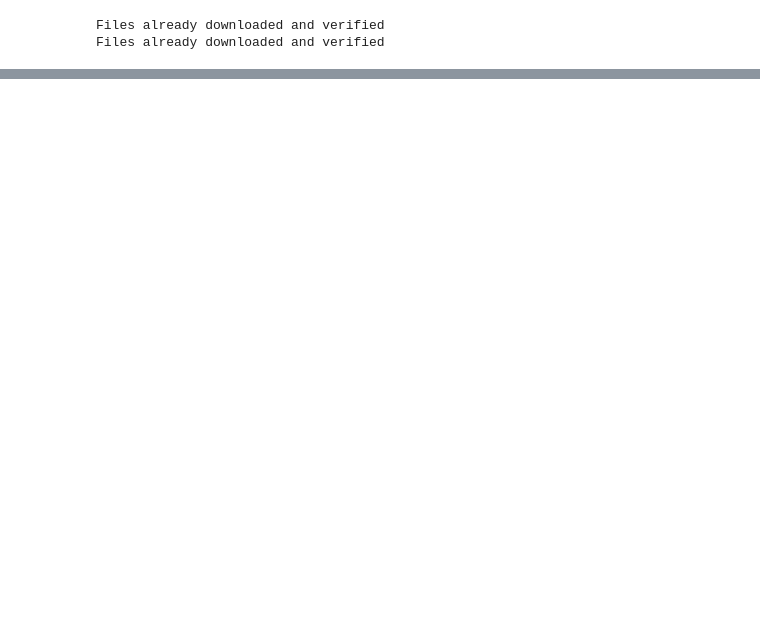
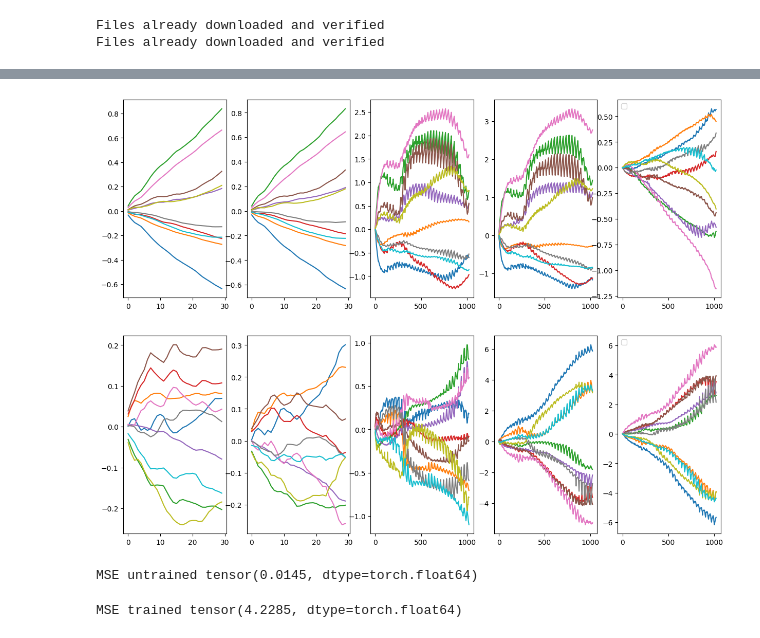
Before and after one commit to lava-nc/lava-dl, a Jupyter notebook: src/lava/lib/dl/slayer/state_space_models/sCIFAR/test_full_scifar_network_on_loihi.ipynb, the cells around one changed output, grey strips where cells are left out. Cells and saved outputs as stored; diff of their text form; code cells hidden in the pictures; blank space fills up the shorter version.

```diff
--- a/src/lava/lib/dl/slayer/state_space_models/sCIFAR/test_full_scifar_network_on_loihi.ipynb
+++ b/src/lava/lib/dl/slayer/state_space_models/sCIFAR/test_full_scifar_network_on_loihi.ipynb
@@ -233,0 +116,8 @@ MSE tensor(0.0127, dtype=torch.float64)
+# %%
+if os.path.exists("untrained.net"):
+    os.remove("untrained.net")
+lava_dl_model_untrained.export_hdf5("untrained.net")
+num_message_bits = 24
+
+loaded_net_untrained =  netx.hdf5.Network(net_config='untrained.net', input_message_bits=num_message_bits, sparse_fc_layer=True, skip_layers=1)
+print(loaded_net_untrained)
@@ -233,0 +131,7 @@ MSE tensor(0.0127, dtype=torch.float64)
+# %%
+if os.path.exists("trained.net"):
+    os.remove("trained.net")
+lava_dl_model_trained.export_hdf5("trained.net")
+
+loaded_net_trained =  netx.hdf5.Network(net_config='trained.net', input_message_bits=num_message_bits, sparse_fc_layer=True, skip_layers=1)
+print(loaded_net_trained)
@@ -233,0 +189,3 @@ MSE tensor(0.0127, dtype=torch.float64)
+# %%
+out_lava_untrained = run_net(loaded_net_untrained)
+out_lava_trained = run_net(loaded_net_trained)
@@ -233,0 +209,56 @@ MSE tensor(0.0127, dtype=torch.float64)
+# %%
+def plot(dl, lava, net):
+    fig, axs = plt.subplots(1, 5, figsize=(15, 5))
+    axs[0].plot(dl[0][:, :30].detach().numpy().T);
+    axs[1].plot(lava[:, len(net):30+len(net):].T, label=range(10));
+    axs[2].plot(dl[0].detach().numpy().T);
+    axs[3].plot(lava[:, len(net):].T, label=range(10))
+    axs[4].plot(dl[0].T.detach() - lava[:, len(net):].T);
+    plt.legend();
+# %%
+plot(out_dl_untrained, out_lava_untrained, loaded_net_untrained)
+plot(out_dl_trained, out_lava_trained, loaded_net_trained)
+# %% [output]
+[figure, added]
+[figure, added]
+# %%
+def normalize(x, y):
+    return x/y.abs().max()
+
+gt = out_dl_untrained[0].detach()
+lava = out_lava_untrained[:, len(loaded_net_untrained):]
+error = ((normalize(gt, gt) - normalize(lava, gt))**2).mean()
+print("MSE untrained", error)
+# FF  ws=1:   MSE tensor(0.0124, dtype=torch.float64)
+# FF  ws=2:   MSE tensor(0.0094, dtype=torch.float64)
+# FF  ws=3:   MSE tensor(0.0070, dtype=torch.float64)
+# FF  ws=4:   MSE tensor(0.0071, dtype=torch.float64)
+# S4D ws=2:   MSE tensor(0.0479, dtype=torch.float64)
+# S4D ws=0.5  MSE tensor(0.1277, dtype=torch.float64)
+
+# 8bit S4D_Exp w/o quantizing dl model: MSE tensor(0.0718, dtype=torch.float64)
+# 8bit S4D_Exp with quantizing dl model: MSE tensor(0.0695, dtype=torch.float64)
+# 8bit S4D_Exp with quantizing dl model (also input with 6 bit): MSE tensor(0.0696, dtype=torch.float64)
+# 8bit S4D_Exp with quantizing dl model (also input with 1 bit): MSE tensor(0.1370, dtype=torch.float64)
+# 8bit S4D_Exp with quantizing dl model (also input with 8 bit): MSE tensor(0.0694, dtype=torch.float64)
+
+# 12 bit S4D_Exp with quantizing dl model (also input with 8 bit): MSE tensor(0.0009, dtype=torch.float64)
+# 16 bit S4D_Exp with quantizing dl model (also input with 8 bit): MSE tensor(0.0537, dtype=torch.float64)
+
+
+# inp_exp - 2: bad
+# -1: MSE tensor(2.1842, dtype=torch.float64)
+# -3: MSE tensor(3.0030, dtype=torch.float64)
+# -0: MSE tensor(0.7727, dtype=torch.float64)
+# +1: MSE tensor(1.1630, dtype=torch.float64)
+# %% [output]
+MSE untrained tensor(0.0145, dtype=torch.float64)
+# %%
+
+
+gt = out_dl_trained[0].detach()
+lava = out_lava_trained[:, len(loaded_net_trained):]
+error = ((normalize(gt, gt) - normalize(lava, gt))**2).mean()
+print("MSE trained", error)
+# %% [output]
+MSE trained tensor(4.2285, dtype=torch.float64)
```
Also changed, not shown: parts of 60 cells of this notebook, 2 other files.
